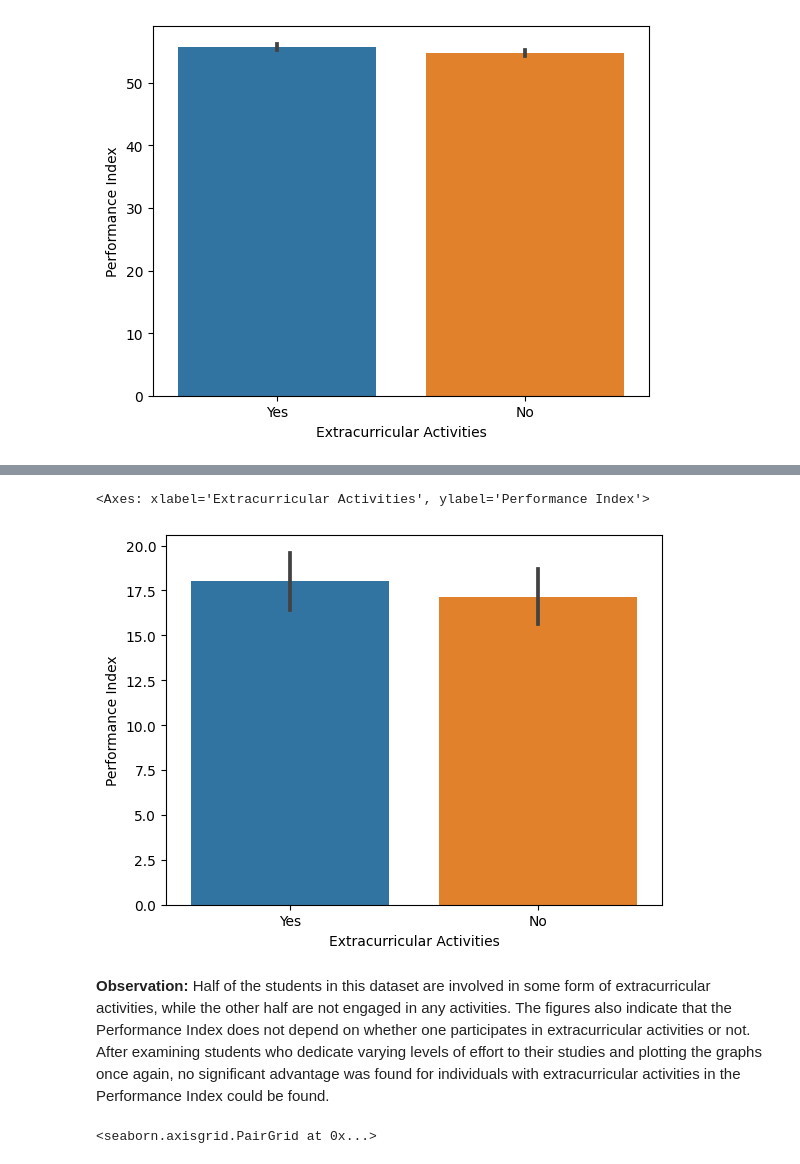
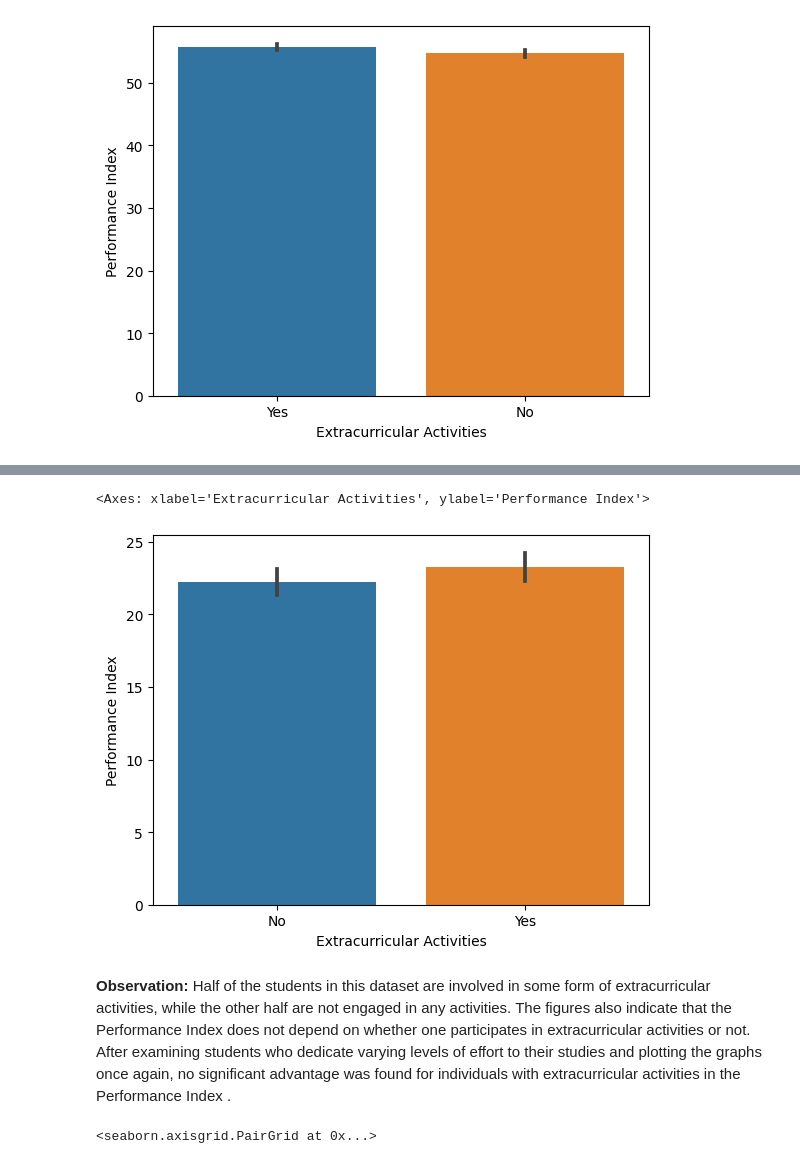
Before and after one commit to HarikrishnanK9/DataSymphony, a Jupyter notebook: Student_Performance_Regression.ipynb, the cells around one changed output, grey strips where cells are left out. Saved outputs shown, nothing was run; the diff lists cells and outputs as text; code cells hidden in the pictures.

```diff
--- a/Student_Performance_Regression.ipynb
+++ b/Student_Performance_Regression.ipynb
@@ -128,5 +128,6 @@ df.duplicated().sum()
+# %%
+df.drop_duplicates(inplace=True)
 # %%
-df=df.drop_duplicates()
 df.shape
 # %% [output]
 (9873, 6)
@@ -173,5 +179,5 @@ max_effort
 # %%
-least_effort=df.loc[(df["Hours Studied"]<=2)&(df["Previous Scores"]<=45)&(df["Performance Index"]<40)&(df["Sample Question Papers Practiced"]==False)]
-least_effort
+minimal_effort=df.loc[(df["Hours Studied"]<=3)&(df["Previous Scores"]<=54)&(df["Performance Index"]<40)&(df["Sample Question Papers Practiced"]<=2)]
+minimal_effort
 # %% [output]
 |  | Hours Studied | Previous Scores | Extracurricular Activities | Sleep Hours | Sample Question Papers Practiced | ... |
@@ -194,10 +196,10 @@ least_effort
 # %%
-sns.barplot(x="Extracurricular Activities",y="Performance Index",data=least_effort)
+sns.barplot(x="Extracurricular Activities",y="Performance Index",data=minimal_effort)
 # %% [output]
 <Axes: xlabel='Extracurricular Activities', ylabel='Performance Index'>
-[figure, old version]
+[figure, new version]
 # %% [markdown]
-**Observation:** Half of the students in this dataset are involved in some form of extracurricular activities, while the other half are not engaged in any activities. The figures also indicate that the Performance Index does not depend on whether one participates in extracurricular activities or not. After examining students who dedicate varying levels of effort to their studies and plotting the graphs once again, no significant advantage was found for individuals with extracurricular activities in the Performance Index could be found.
+**Observation:** Half of the students in this dataset are involved in some form of extracurricular activities, while the other half are not engaged in any activities. The figures also indicate that the Performance Index does not depend on whether one participates in extracurricular activities or not. After examining students who dedicate varying levels of effort to their studies and plotting the graphs once again, no significant advantage was found for individuals with extracurricular activities in the Performance Index .
 # %%
 sns.pairplot(df)
 # %% [output]
```
Also changed, not shown: parts of 14 cells of this notebook.
